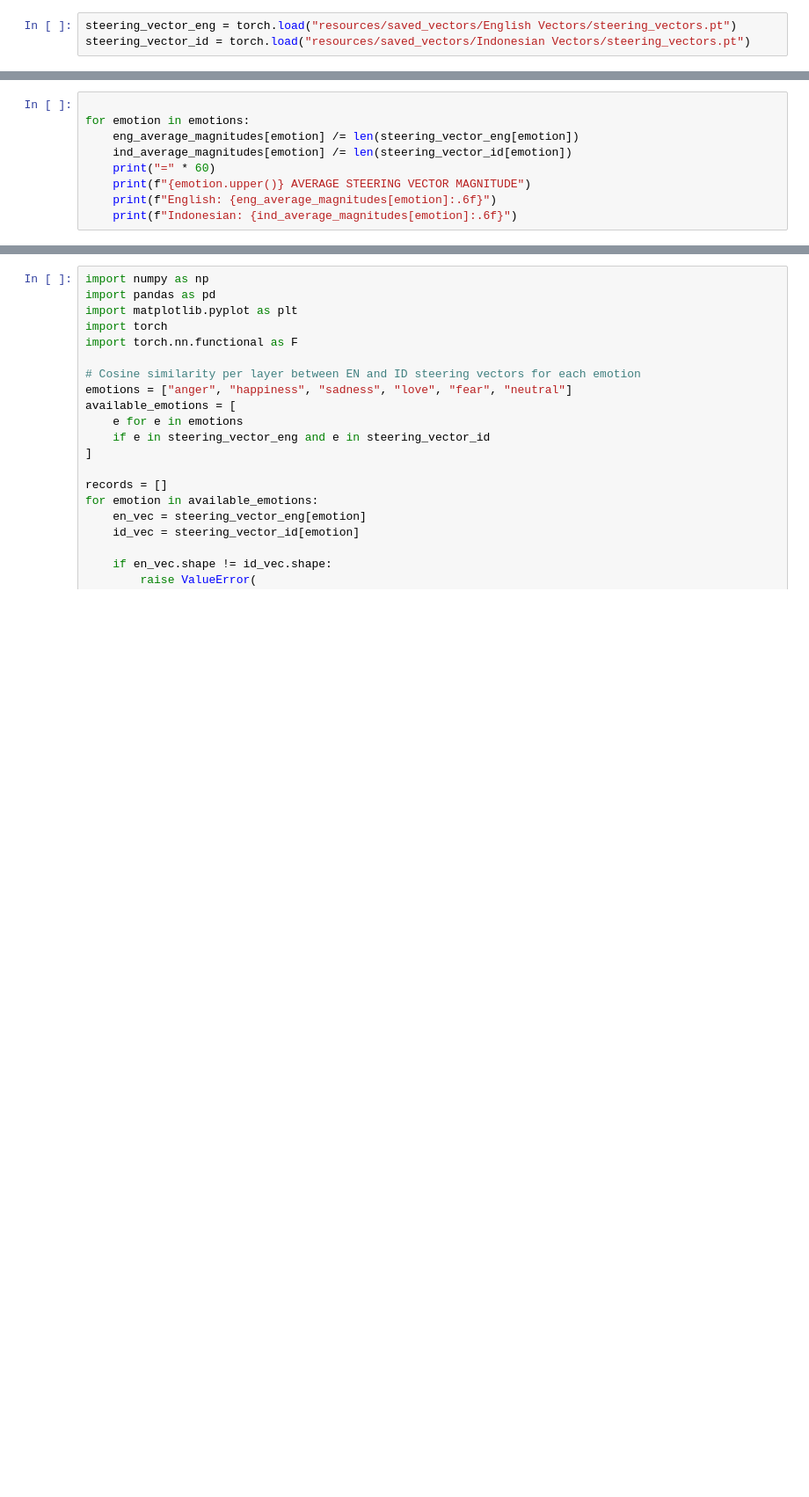
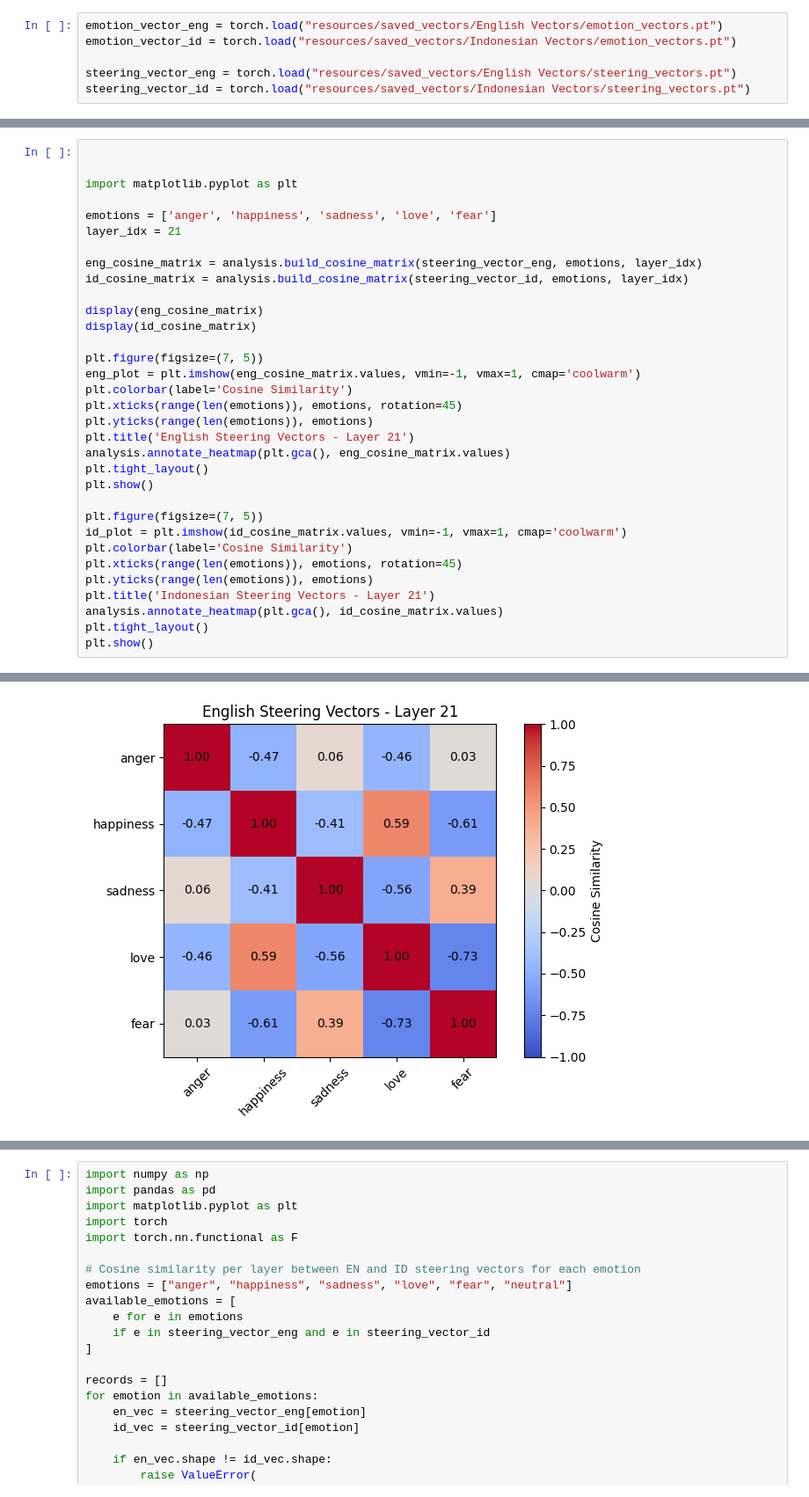
Before and after one commit to noobylub/Dissertation_Project, a Jupyter notebook: vectors_analysis.ipynb, the cells around one changed output, grey strips where cells are left out. Shown at 88% size. Cells and saved outputs as stored; diff of their text form; blank space fills up the shorter version.

```diff
--- a/vectors_analysis.ipynb
+++ b/vectors_analysis.ipynb
@@ -24,3 +13,6 @@ mfs#euro.runpod.net:9421  2.3P  1.6P  721T  69% /workspace
 # %%
+emotion_vector_eng = torch.load("resources/saved_vectors/English Vectors/emotion_vectors.pt")
+emotion_vector_id = torch.load("resources/saved_vectors/Indonesian Vectors/emotion_vectors.pt")
+
 steering_vector_eng = torch.load("resources/saved_vectors/English Vectors/steering_vectors.pt")
 steering_vector_id = torch.load("resources/saved_vectors/Indonesian Vectors/steering_vectors.pt")
@@ -66,9 +18,0 @@ len(steering_vector_eng['anger'])
-# %%
-
-for emotion in emotions:
-    eng_average_magnitudes[emotion] /= len(steering_vector_eng[emotion])
-    ind_average_magnitudes[emotion] /= len(steering_vector_id[emotion])
-    print("=" * 60)
-    print(f"{emotion.upper()} AVERAGE STEERING VECTOR MAGNITUDE")
-    print(f"English: {eng_average_magnitudes[emotion]:.6f}")
-    print(f"Indonesian: {ind_average_magnitudes[emotion]:.6f}")
@@ -95,0 +96,34 @@ Indonesian: 0.027970
+# %%
+
+
+import matplotlib.pyplot as plt
+
+emotions = ['anger', 'happiness', 'sadness', 'love', 'fear']
+layer_idx = 21
+
+eng_cosine_matrix = analysis.build_cosine_matrix(steering_vector_eng, emotions, layer_idx)
+id_cosine_matrix = analysis.build_cosine_matrix(steering_vector_id, emotions, layer_idx)
+
+display(eng_cosine_matrix)
+display(id_cosine_matrix)
+
+plt.figure(figsize=(7, 5))
+eng_plot = plt.imshow(eng_cosine_matrix.values, vmin=-1, vmax=1, cmap='coolwarm')
+plt.colorbar(label='Cosine Similarity')
+plt.xticks(range(len(emotions)), emotions, rotation=45)
+plt.yticks(range(len(emotions)), emotions)
+plt.title('English Steering Vectors - Layer 21')
+analysis.annotate_heatmap(plt.gca(), eng_cosine_matrix.values)
+plt.tight_layout()
+plt.show()
+
+plt.figure(figsize=(7, 5))
+id_plot = plt.imshow(id_cosine_matrix.values, vmin=-1, vmax=1, cmap='coolwarm')
+plt.colorbar(label='Cosine Similarity')
+plt.xticks(range(len(emotions)), emotions, rotation=45)
+plt.yticks(range(len(emotions)), emotions)
+plt.title('Indonesian Steering Vectors - Layer 21')
+analysis.annotate_heatmap(plt.gca(), id_cosine_matrix.values)
+plt.tight_layout()
+plt.show()
+# %% [output]
@@ -95,0 +142 @@ Indonesian: 0.027970
+[figure, added]
```
Also changed, not shown: parts of 14 cells of this notebook, 14 other files.
